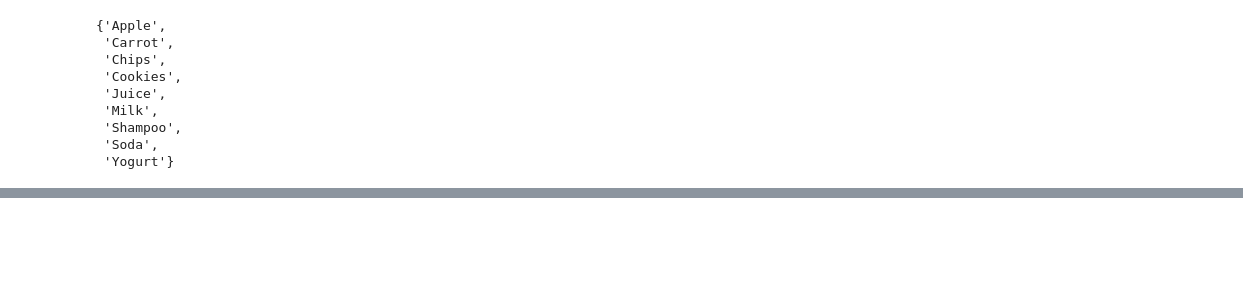
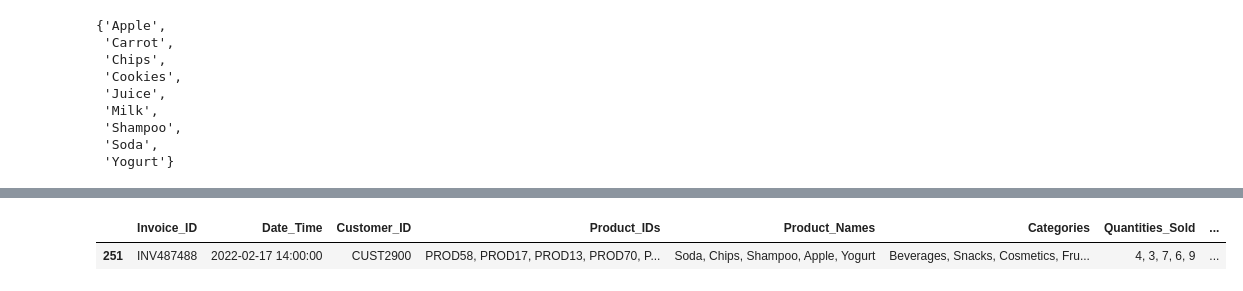
Before and after one commit to utkarshsen03/AI-based-business-solution, a Jupyter notebook: HACKATHON .ipynb, the cells around one changed output, grey strips where cells are left out. Cells and saved outputs as stored; diff of their text form; code cells hidden in the pictures; blank space fills up the shorter version.

```diff
--- a/HACKATHON .ipynb
+++ b/HACKATHON .ipynb
@@ -215,0 +284,5 @@ px.bar(day_sale,x=day_sale.index,y='Quantities_Sold',log_y =True)
+# %%
+df.sample()
+# %% [output]
+|  | Invoice_ID | Date_Time | Customer_ID | Product_IDs | Product_Names | Categories | Quantities_Sold | ... |
+| 251 | INV487488 | 2022-02-17 14:00:00 | CUST2900 | PROD58, PROD17, PROD13, PROD70, P... | Soda, Chips, Shampoo, Apple, Yogurt | Beverages, Snacks, Cosmetics, Fru... | 4, 3, 7, 6, 9 | ... |
```
Also changed, not shown: parts of 31 cells of this notebook.
